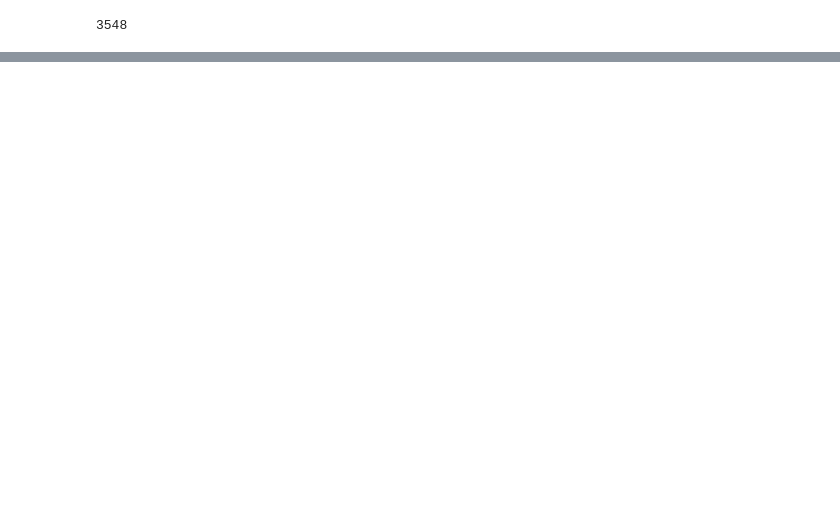
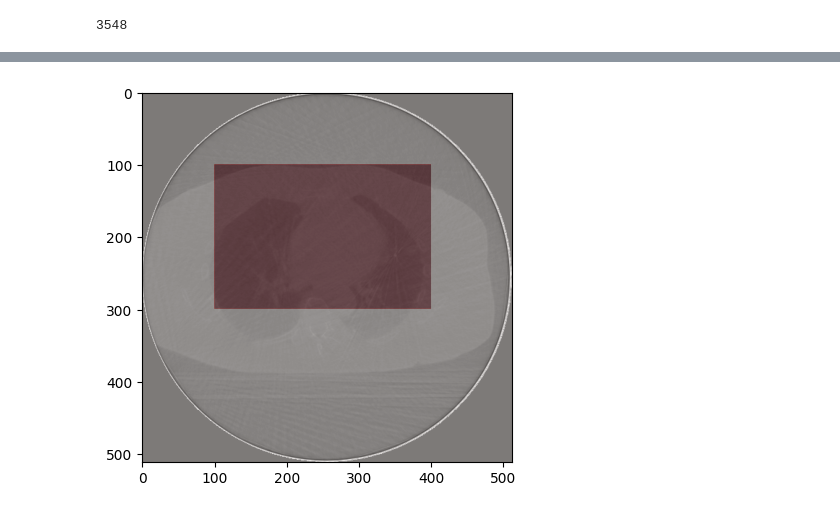
Before and after one commit to cmudig/GenAIxRad-Viewer, a Jupyter notebook: backend/plot_write_dicom.ipynb, the cells around one changed output, grey strips where cells are left out. Cells and saved outputs as stored; diff of their text form; code cells hidden in the pictures; blank space fills up the shorter version.

```diff
--- a/backend/plot_write_dicom.ipynb
+++ b/backend/plot_write_dicom.ipynb
@@ -346,0 +268,38 @@ Remove file C:\Users\mot99\AppData\Local\Temp\tmpq12hom53.dcm ...
+# %%
+import numpy as np
+import matplotlib.pyplot as plt
+from pydicom import dcmread
+from pydicom.dataset import Dataset, FileDataset
+from pydicom.sequence import Sequence
+
+fpath = '../data/dicom/real/104_HM10395 P104/2819497684894126 p4/CT P4 P104 S106 I0 Gated 80.0/CT000000.dcm'
+ds = dcmread(fpath)
+
+rows, cols = ds.Rows, ds.Columns
+overlay_array = np.zeros((rows, cols), dtype=np.uint8)
+
+# Define the rectangle for the overlay
+# (start_row, start_col, height, width)
+rect = (100, 100, 200, 300)  # Adjust this as needed
+overlay_array[rect[0]:rect[0]+rect[2], rect[1]:rect[1]+rect[3]] = 1
+
+# Convert the numpy array (binary image) to a packed bit array for DICOM
+overlay_packed = np.packbits(overlay_array, axis=-1)
+
+overlay_group = 0x6000
+ds.add_new((overlay_group, 0x0010), 'US', rows)  # Overlay Rows
+ds.add_new((overlay_group, 0x0011), 'US', cols)  # Overlay Columns
+ds.add_new((overlay_group, 0x0040), 'CS', 'G')   # Overlay Type
+ds.add_new((overlay_group, 0x0100), 'US', 1)     # Overlay Bits Allocated
+ds.add_new((overlay_group, 0x0102), 'US', 0)     # Overlay Bit Position
+ds.add_new((overlay_group, 0x0050), 'SS', [1, 1])  # Overlay Origin
+ds.add_new((overlay_group, 0x3000), 'OW', overlay_packed.tobytes())  # Overlay Data
+
+ds.save_as("output_with_overlay.dcm")
+
+# Plot the original image and the overlay for verification
+plt.imshow(ds.pixel_array, cmap='gray')
+plt.imshow(overlay_array, alpha=0.3, cmap='Reds')  # overlay with semi-transparency
+plt.show()
+# %% [output]
+[figure, added]
```
Also changed, not shown: parts of 4 cells of this notebook, 9 other files.
